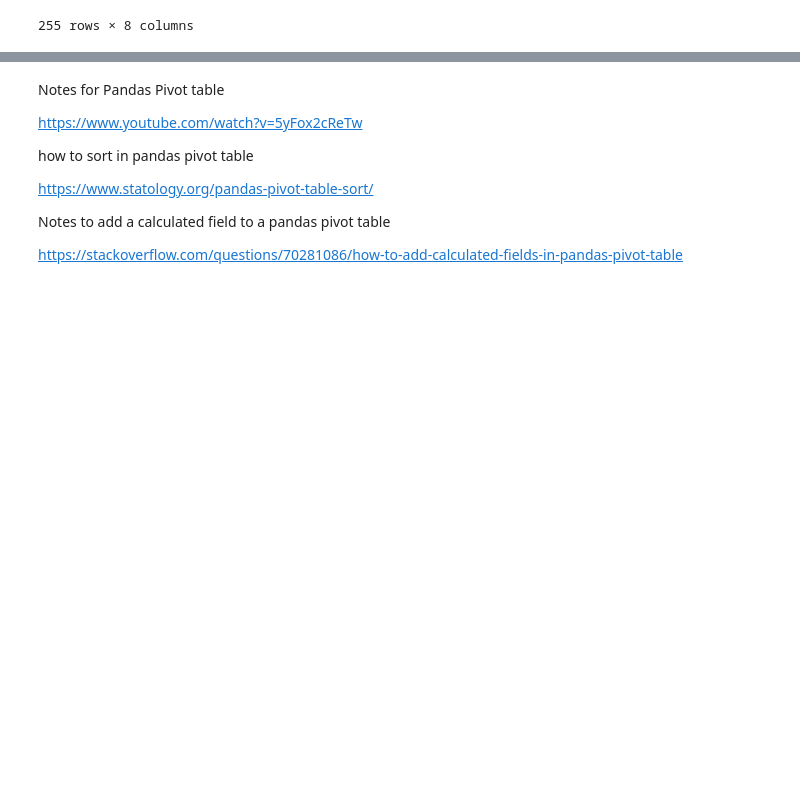
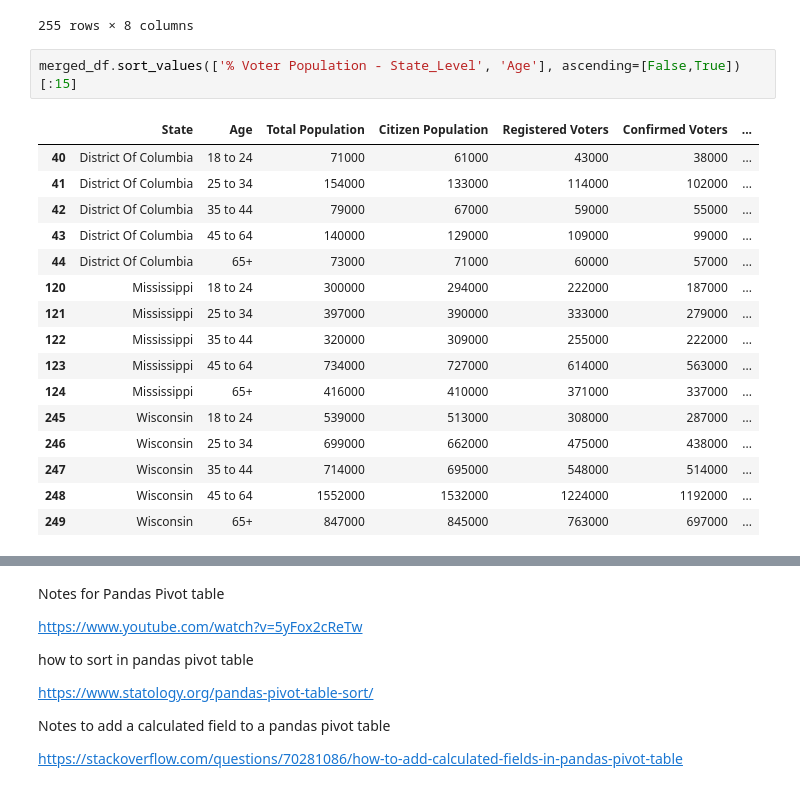
Before and after one commit to JeffreyAsuncion/Data_Analysis_2012_US_Voter_Data, a Jupyter notebook: US_Voter_2012.ipynb, the cells around one changed output, grey strips where cells are left out. Saved outputs shown, nothing was run; the diff lists cells and outputs as text; blank space fills up the shorter version.

```diff
--- a/US_Voter_2012.ipynb
+++ b/US_Voter_2012.ipynb
@@ -496,3 +496,22 @@ merged_df
 | 253 | Wyoming | 45 to 64 | 155000 | 154000 | 101000 | 95000 | ... |
 | 254 | Wyoming | 65+ | 74000 | 73000 | 61000 | 59000 | ... |
 255 rows × 8 columns
+# %%
+merged_df.sort_values(['% Voter Population - State_Level', 'Age'], ascending=[False,True])[:15]
+# %% [output]
+|  | State | Age | Total Population | Citizen Population | Registered Voters | Confirmed Voters | ... |
+| 40 | District Of Columbia | 18 to 24 | 71000 | 61000 | 43000 | 38000 | ... |
+| 41 | District Of Columbia | 25 to 34 | 154000 | 133000 | 114000 | 102000 | ... |
+| 42 | District Of Columbia | 35 to 44 | 79000 | 67000 | 59000 | 55000 | ... |
+| 43 | District Of Columbia | 45 to 64 | 140000 | 129000 | 109000 | 99000 | ... |
+| 44 | District Of Columbia | 65+ | 73000 | 71000 | 60000 | 57000 | ... |
+| 120 | Mississippi | 18 to 24 | 300000 | 294000 | 222000 | 187000 | ... |
+| 121 | Mississippi | 25 to 34 | 397000 | 390000 | 333000 | 279000 | ... |
+| 122 | Mississippi | 35 to 44 | 320000 | 309000 | 255000 | 222000 | ... |
+| 123 | Mississippi | 45 to 64 | 734000 | 727000 | 614000 | 563000 | ... |
+| 124 | Mississippi | 65+ | 416000 | 410000 | 371000 | 337000 | ... |
+| 245 | Wisconsin | 18 to 24 | 539000 | 513000 | 308000 | 287000 | ... |
+| 246 | Wisconsin | 25 to 34 | 699000 | 662000 | 475000 | 438000 | ... |
+| 247 | Wisconsin | 35 to 44 | 714000 | 695000 | 548000 | 514000 | ... |
+| 248 | Wisconsin | 45 to 64 | 1552000 | 1532000 | 1224000 | 1192000 | ... |
+| 249 | Wisconsin | 65+ | 847000 | 845000 | 763000 | 697000 | ... |
```
Also changed, not shown: parts of 32 cells of this notebook, 1 other file.
